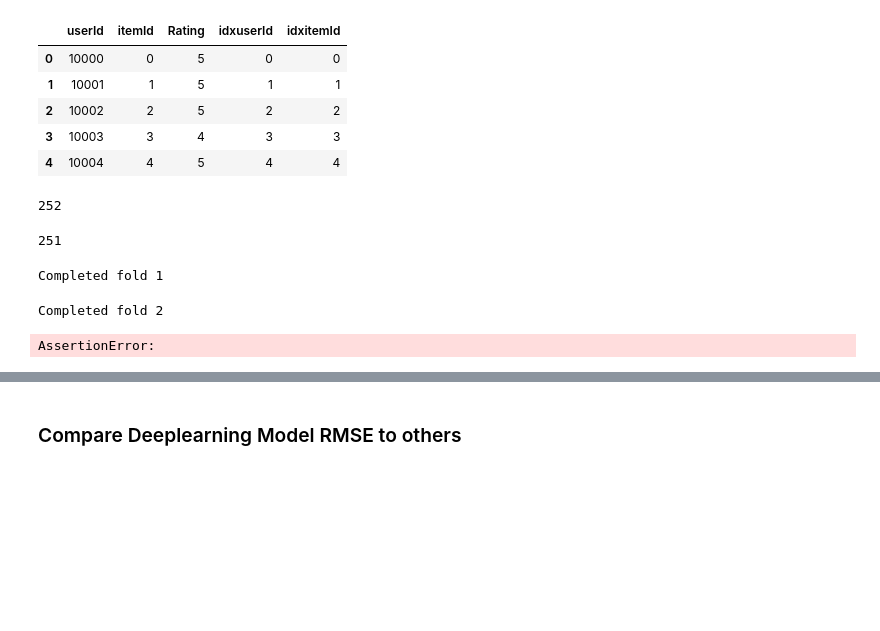
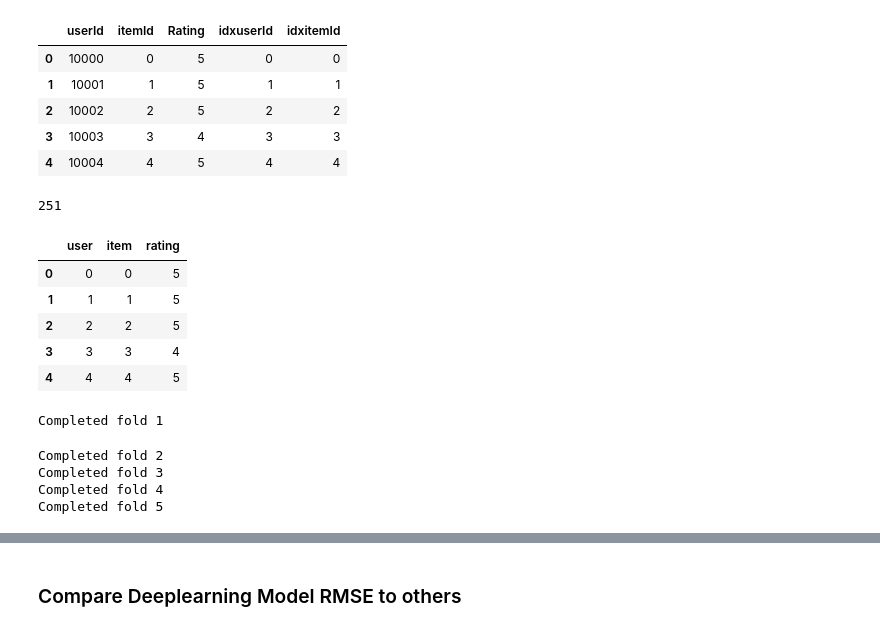
Before and after one commit to ordosnb/Deeplearning-Neural-Network-based-Recommendation-System, a Jupyter notebook: UserEmbedding.ipynb, the cells around one changed output, grey strips where cells are left out. Drawn from its saved outputs; the diff is of its cells as text; code cells hidden in the pictures; blank space fills up the shorter version.

```diff
--- a/UserEmbedding.ipynb
+++ b/UserEmbedding.ipynb
@@ -432,16 +424,22 @@ user_df.head()
 | 2 | 10002 | 2 | 5 | 2 | 2 |
 | 3 | 10003 | 3 | 4 | 3 | 3 |
 | 4 | 10004 | 4 | 5 | 4 | 4 |
-# %%
-len(ratings_df[ratings_df['user']==521]['item'])
-# %% [output]
-252
 # %%
 ratings_df = user_df[['idxuserId','idxitemId','Rating']]
 ratings_df.columns = ('user', 'item', 'rating')
 len(ratings_df[ratings_df['user']==521]['item'].unique())
 # %% [output]
 251
+# %%
+ratings_df = ratings_df.drop_duplicates(subset = ['user','item'],keep ='first')
+ratings_df.head()
+# %% [output]
+|  | user | item | rating |
+| 0 | 0 | 0 | 5 |
+| 1 | 1 | 1 | 5 |
+| 2 | 2 | 2 | 5 |
+| 3 | 3 | 3 | 4 |
+| 4 | 4 | 4 | 5 |
 # %%
 user_knn = UserUser(nnbrs=5, min_sim=0.1, center=True, aggregate='weighted-average')
 item_knn = ItemItem(nnbrs=5, min_sim=0.1, center=True, aggregate='weighted-average')
@@ -489,7 +487,9 @@ for train, test in xf.partition_users(ratings_df[['user', 'item', 'rating']], 5,
 # %% [output]
 Completed fold 1
 Completed fold 2
+Completed fold 3
+Completed fold 4
+Completed fold 5
-AssertionError:
 # %%
 #for train, test in xf.partition_users(ratings_df[['user', 'item', 'rating']], 5, xf.SampleFrac(0.2)):
 # %%
```
Also changed, not shown: parts of 25 cells of this notebook.
